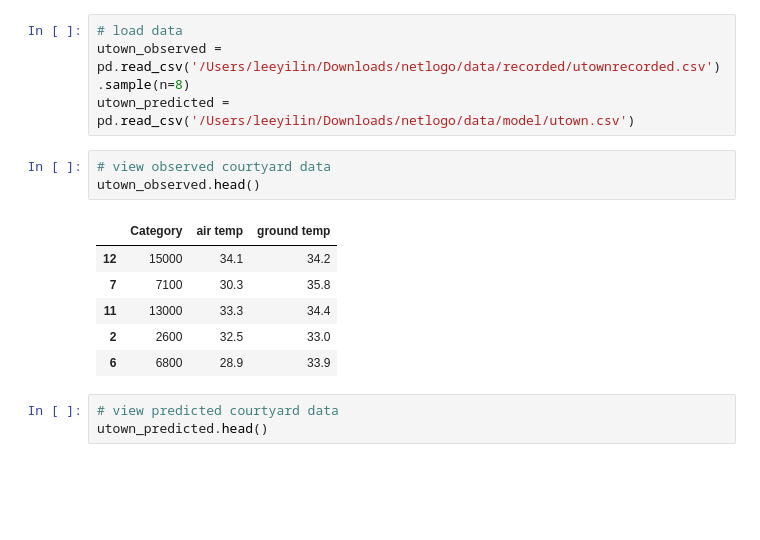
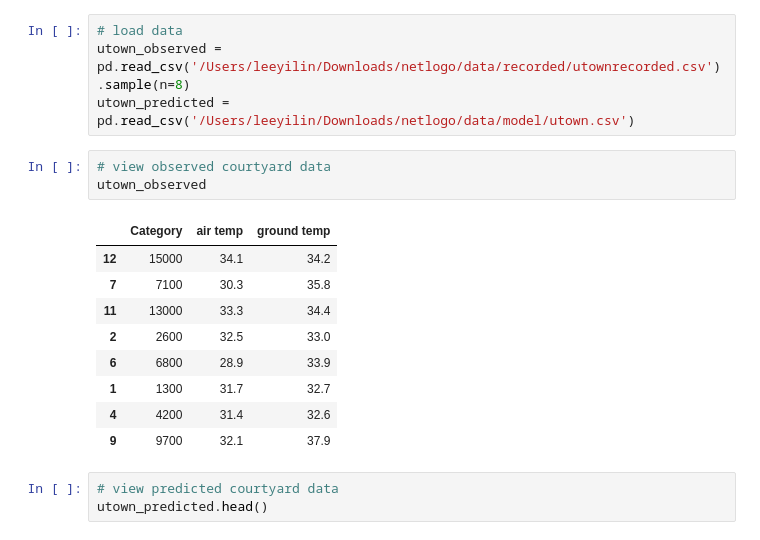
Before and after one commit to yleeyilin/netlogo, a Jupyter notebook: historical/utowngreenValidation.ipynb, the cells around one changed output. Drawn from its saved outputs; the diff is of its cells as text; blank space fills up the shorter version.

```diff
--- a/historical/utowngreenValidation.ipynb
+++ b/historical/utowngreenValidation.ipynb
@@ -9,14 +9,17 @@ utown_observed = pd.read_csv('/Users/leeyilin/Downloads/netlogo/data/recorded/ut
 utown_predicted = pd.read_csv('/Users/leeyilin/Downloads/netlogo/data/model/utown.csv')
 # %%
 # view observed courtyard data
-utown_observed.head()
+utown_observed
 # %% [output]
 |  | Category | air temp | ground temp |
 | 12 | 15000 | 34.1 | 34.2 |
 | 7 | 7100 | 30.3 | 35.8 |
 | 11 | 13000 | 33.3 | 34.4 |
 | 2 | 2600 | 32.5 | 33.0 |
 | 6 | 6800 | 28.9 | 33.9 |
+| 1 | 1300 | 31.7 | 32.7 |
+| 4 | 4200 | 31.4 | 32.6 |
+| 9 | 9700 | 32.1 | 37.9 |
 # %%
 # view predicted courtyard data
 utown_predicted.head()
```
Also changed, not shown: 7 other files.
